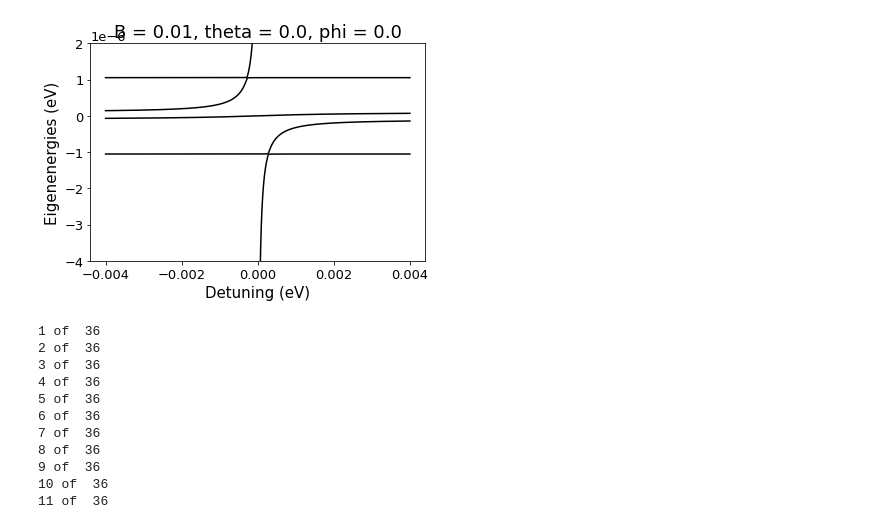
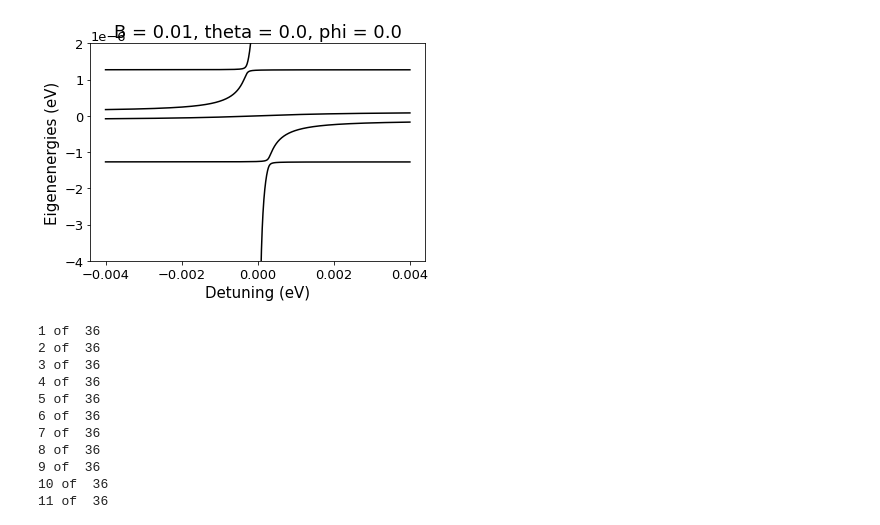
Before and after one commit to ScottLiles/HoleSTQubit, a Jupyter notebook: Experimental_Simulations.ipynb, the cells around one changed output. Drawn from its saved outputs; the diff is of its cells as text; code cells hidden in the pictures.

```diff
--- a/Experimental_Simulations.ipynb
+++ b/Experimental_Simulations.ipynb
@@ -67,12 +67,12 @@ def Hz( theta, phi, Bmag, glxx, glxy, glxz, glyy, glyz, glzz, grxx, grxy, grxz,
 
     result[1, 0] = ((Bxx * (glxx + 1j * glxy + grxx + 1j * grxy) + Byy * (glyx + 1j * glyy + gryx + 1j * gryy) + Bzz * (glzx + 1j * glzy + grzx + 1j * grzy)) * mu) / (2 * np.sqrt(2))
     result[1, 1] = 0
-    result[1, 2] = ((Bxx * (glxx - 1j * (glxy + 1j * grxx + grxy)) + Byy * (glyx - 1j * glyy + gryx - 1j * gryy) + Bzz * (glzx - 1j * glzy + grzx - 1j * grzy)) * mu) / (2 * np.sqrt(2))
+    result[1, 2] = ((Bxx * (glxx - 1j * (glxy + 1j * grxx + grxy)) - Byy * (glyx - 1j * glyy + gryx - 1j * gryy) + Bzz * (glzx - 1j * glzy + grzx - 1j * grzy)) * mu) / (2 * np.sqrt(2))
     result[1, 3] = 1/2 * (Bxx * (glxz - grxz) + Byy * (glyz - gryz) + Bzz * (glzz - grzz)) * mu
     result[1, 4] = 0
 
     result[2, 0] = 0
-    result[2, 1] = ((Bxx * (glxx + 1j * glxy + grxx + 1j * grxy) + Byy * (glyx + 1j * glyy + gryx + 1j * gryy) + Bzz * (glzx + 1j * glzy + grzx + 1j * grzy)) * mu) / (2 * np.sqrt(2))
+    result[2, 1] = ((Bxx * (glxx + 1j * glxy + grxx + 1j * grxy) - Byy * (glyx + 1j * glyy + gryx + 1j * gryy) + Bzz * (glzx + 1j * glzy + grzx + 1j * grzy)) * mu) / (2 * np.sqrt(2))
     result[2, 2] = -1/2 * (Bxx * (glxz + grxz) + Byy * (glyz + gryz) + Bzz * (glzz + grzz)) * mu
     result[2, 3] = ((Bxx * (glxx + 1j * (glxy + 1j * grxx - grxy)) + Byy * (glyx + 1j * glyy - gryx - 1j * gryy) + Bzz * (glzx + 1j * glzy - grzx - 1j * grzy)) * mu) / (2 * np.sqrt(2))
     result[2, 4] = 0
@@ -227,67 +227,67 @@ theta = ((0)*np.pi)/180
 phi = 0*np.pi/2
 Bmag = 0.01
 
 #best fit parameters.
-# tc = 1.37e-05
-# tx = -3.69e-08
-# ty = 1.07e-07
+tc = 1.37e-05
+tx = -3.69e-08
+ty = 1.07e-07
+tz = 0.00e+00
+glxx = -0.783
+glxy = -1.129
+glxz = -1.449
+glyy = 0.852
+glyz = -0.269
+glzz = 1.905
+grxx = -0.957
+grxy = -0.939
+grxz = -1.473
+gryy = 0.776
+gryz = -0.739
+grzz = 1.819
+
+#Test with some other best fir g-tensors and SO
+# tc = 1.21e-05
+# tx = -1.96e-09
+# ty = 3.75e-09
 # tz = 0.00e+00
-# glxx = -0.783
-# glxy = -1.129
-# glxz = -1.449
-# glyy = 0.852
-# glyz = -0.269
-# glzz = 1.905
-# grxx = -0.957
-# grxy = -0.939
-# grxz = -1.473
-# gryy = 0.776
-# gryz = -0.739
-# grzz = 1.819
-
-#Sanity test with some straightforward g-tensors and SO
-tc = 1.21e-05
-tx = -1.96e-09
-ty = 3.75e-09
-tz = 0.00e+00
-glxx = -1.189
-glxy = -0.709
-glxz = -0.867
-glyy = 0.528
-glyz = -0.277
-glzz = 1.735
-grxx = -1.510
-grxy = -0.774
-grxz = -1.042
-gryy = 1.014
-gryz = -0.380
-grzz = 1.851
+# glxx = -1.189
+# glxy = -0.709
+# glxz = -0.867
+# glyy = 0.528
+# glyz = -0.277
+# glzz = 1.735
+# grxx = -1.510
+# grxy = -0.774
+# grxz = -1.042
+# gryy = 1.014
+# gryz = -0.380
+# grzz = 1.851
 
 detuning_range = np.linspace(-4e-3, 4e-3, 2000)
 
 eigenenergies = []
 
 for e in detuning_range:
     eigenvalues = extract_eigenenergies(e, tc, theta, phi, Bmag, glxx, glxy, glxz, glyy, glyz, glzz, grxx, grxy, grxz, gryy, gryz, grzz, tx, ty, tz)
     eigenenergies.append(eigenvalues)
 
 eigenenergies = np.array(eigenenergies)
 
 for i in range(eigenenergies.shape[1]):
     plt.plot(detuning_range, eigenenergies[:, i], color='black', label="Level {}".format(i+1))
 
 plt.xlabel("Detuning (eV)")
 plt.ylabel("Eigenenergies (eV)")
 #plt.legend()
 plt.ylim(-4e-6, 2e-6)
 plt.title("B = " + str(Bmag) + ", theta = "+ str(theta) + ", phi = "+ str(phi))
 plt.show()
 
 # Uncomment to save data
 # np.savetxt(folderOut + '/optimal_Bx_10mT_E.csv', eigenenergies[:, :], delimiter=',')
 # np.savetxt(folderOut + '/optimal_Bx_10mT_eps.csv', detuning_range, delimiter=',')
 # %% [output]
-[figure, old version]
+[figure, new version]
 # %%
 # Below is the code used to simulate the singlet-triplet experiment results.
 # this includes simulating the ramp-in to accurate calculate the state mixing caused by the avoided crossing
```
Also changed, not shown: parts of 4 cells of this notebook, 1 other file.
